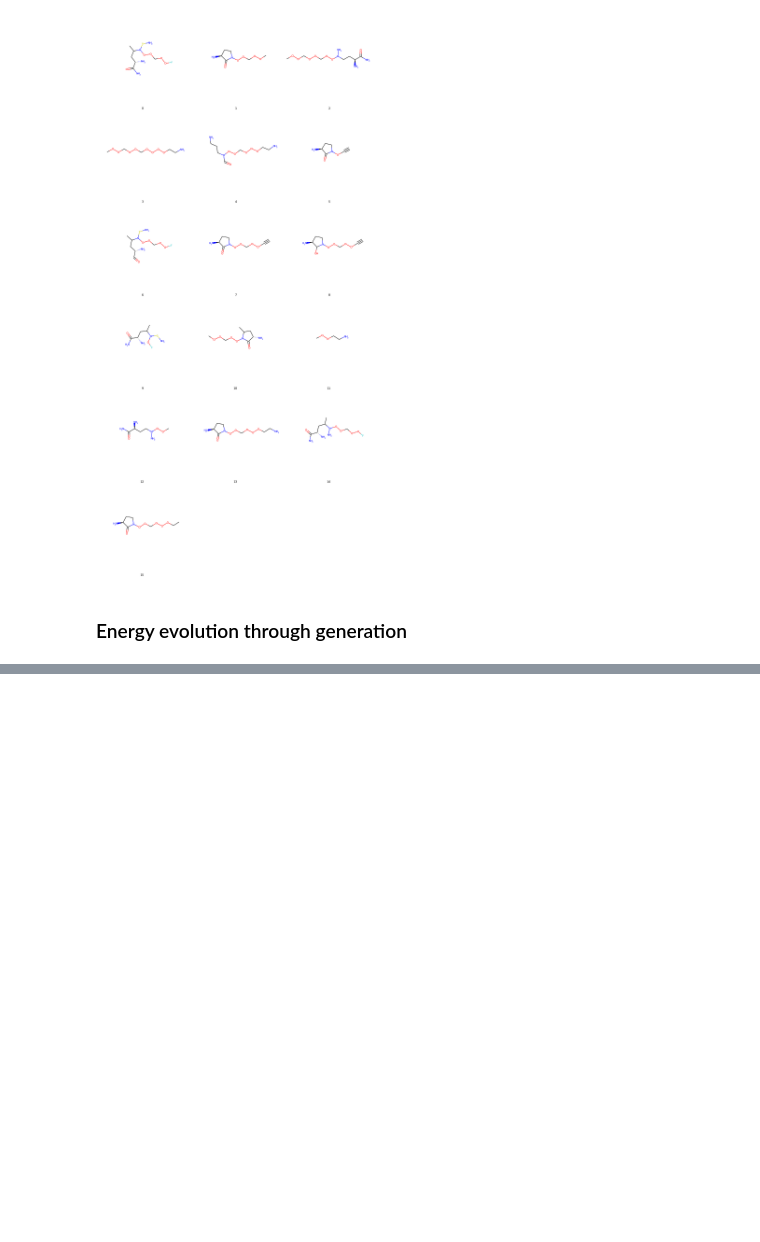
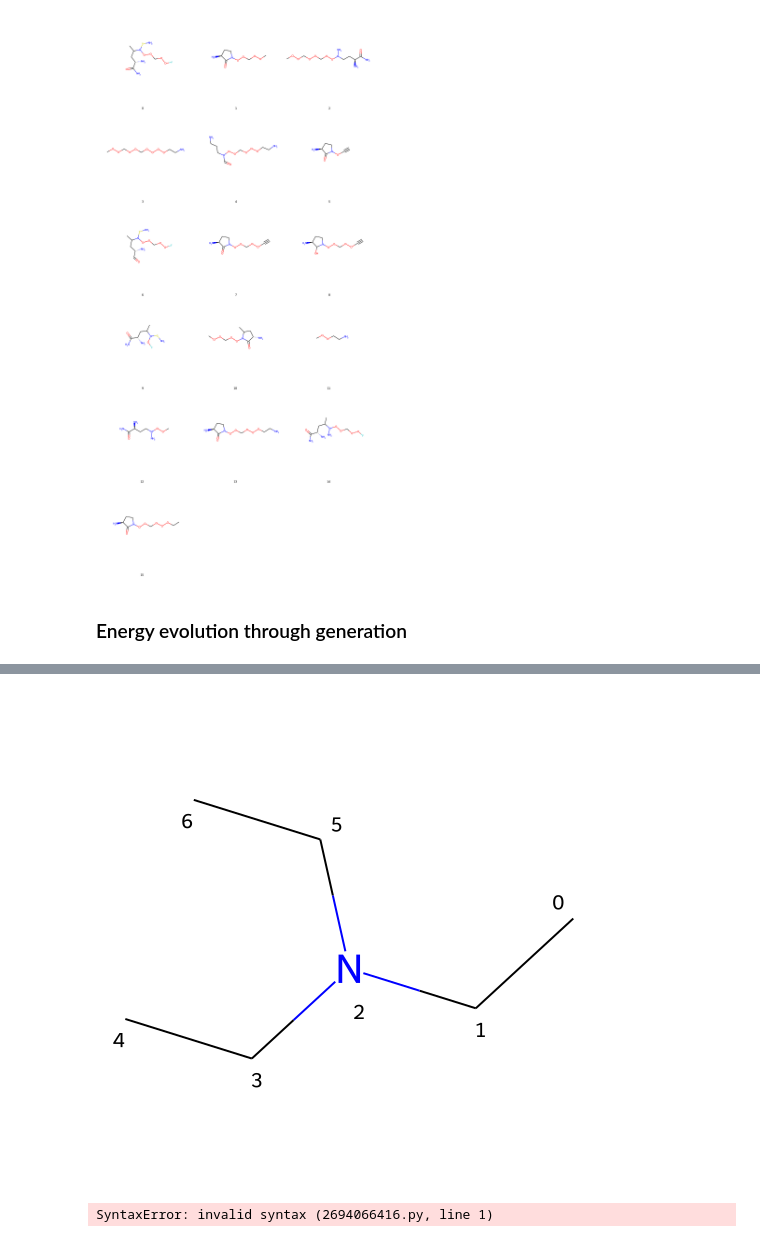
Before and after one commit to Strandgaard96/GB_GA, a Jupyter notebook: notebooks/Generation_exploration.ipynb, the cells around one changed output, grey strips where cells are left out. Saved outputs shown, nothing was run; the diff lists cells and outputs as text; code cells hidden in the pictures; blank space fills up the shorter version.

```diff
--- a/notebooks/Generation_exploration.ipynb
+++ b/notebooks/Generation_exploration.ipynb
@@ -331,0 +346,8 @@ Draw.MolsToGridImage(mols,molsPerRow=3,maxMols=20,legends=[str(x) for x in idx],
+# %%
+mol
+# %% [output]
+[figure, added]
+# %%
+CCN(CC)CC
+# %% [output]
+SyntaxError: invalid syntax (2694066416.py, line 1)
```
Also changed, not shown: parts of 4 cells of this notebook, 3 other files.
